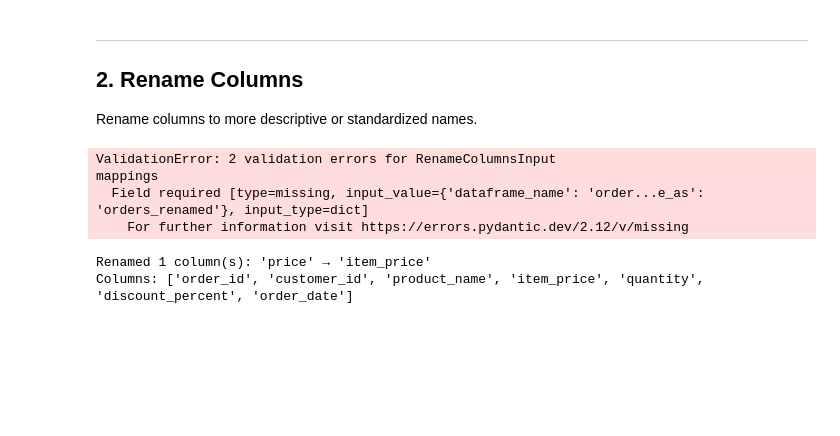
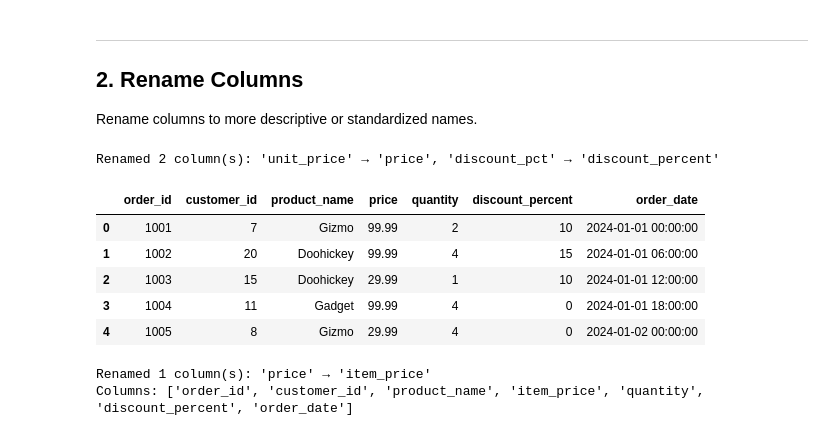
Before and after one commit to oogunbiyi21/stats-compass-core, a Jupyter notebook: notebooks/demo_column_operations.ipynb, the cells around one changed output. Cells and saved outputs as stored; diff of their text form; code cells hidden in the pictures; blank space fills up the shorter version.

```diff
--- a/notebooks/demo_column_operations.ipynb
+++ b/notebooks/demo_column_operations.ipynb
@@ -144,21 +90,24 @@ from stats_compass_core.data.rename_columns import RenameColumnsInput, rename_co
 # %%
 # Rename columns to snake_case and more descriptive names
 result = rename_columns(state, RenameColumnsInput(
     dataframe_name='orders_clean',
-    mapping={
-        'unit_price': 'price',
-        'discount_pct': 'discount_percent',
-    },
+    mappings=[
+        {'old_name': 'unit_price', 'new_name': 'price'},
+        {'old_name': 'discount_pct', 'new_name': 'discount_percent'},
+    ],
     save_as='orders_renamed'
 ))
 
 print(result.message)
 state.get_dataframe('orders_renamed').head()
 # %% [output]
-ValidationError: 2 validation errors for RenameColumnsInput
-mappings
-  Field required [type=missing, input_value={'dataframe_name': 'order...e_as': 'orders_renamed'}, input_type=dict]
-    For further information visit https://errors.pydantic.dev/2.12/v/missing
+Renamed 2 column(s): 'unit_price' → 'price', 'discount_pct' → 'discount_percent'
+|  | order_id | customer_id | product_name | price | quantity | discount_percent | order_date |
+| 0 | 1001 | 7 | Gizmo | 99.99 | 2 | 10 | 2024-01-01 00:00:00 |
+| 1 | 1002 | 20 | Doohickey | 99.99 | 4 | 15 | 2024-01-01 06:00:00 |
+| 2 | 1003 | 15 | Doohickey | 29.99 | 1 | 10 | 2024-01-01 12:00:00 |
+| 3 | 1004 | 11 | Gadget | 99.99 | 4 | 0 | 2024-01-01 18:00:00 |
+| 4 | 1005 | 8 | Gizmo | 29.99 | 4 | 0 | 2024-01-02 00:00:00 |
 # %%
 # Rename with errors='ignore' - skip columns that don't exist
 result = rename_columns(state, RenameColumnsInput(
```
Also changed, not shown: parts of 6 cells of this notebook, 13 other files.
